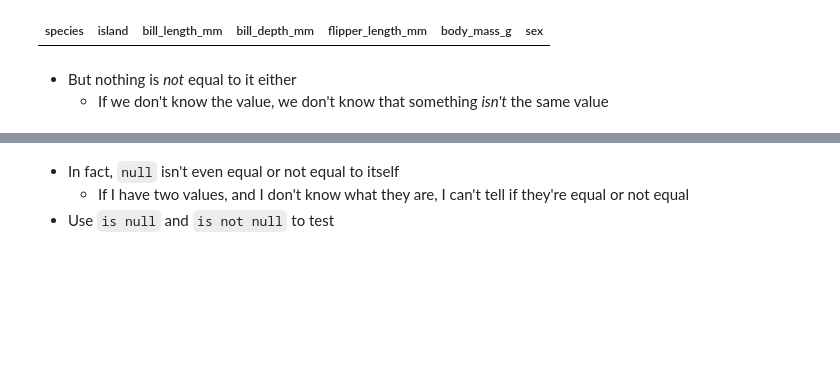
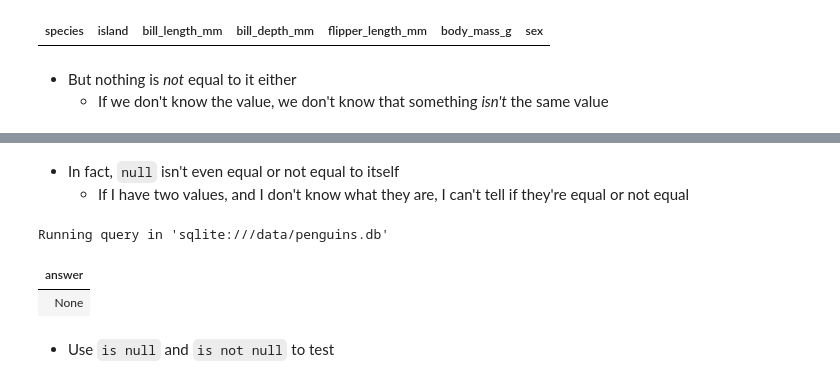
Before and after one commit to gvwilson/sql-tutorial, a Jupyter notebook: 01_basics.ipynb, the cells around one changed output, grey strips where cells are left out. Cells and saved outputs as stored; diff of their text form; code cells hidden in the pictures; blank space fills up the shorter version.

```diff
--- a/tutorial-01.ipynb
+++ b/01_basics.ipynb
@@ -253,8 +253,16 @@ Running query in 'sqlite:///penguins.db'
 | species | island | bill_length_mm | bill_depth_mm | flipper_length_mm | body_mass_g | sex |
 # %% [markdown]
-- In fact, `null` isn't even equal or not equal to itself
-  - If I have two values, and I don't know what they are, I can't tell if they're equal or not equal
-- Use `is null` and `is not null` to test
+-   In fact, `null` isn't even equal or not equal to itself
+    -   If I have two values, and I don't know what they are, I can't tell if they're equal or not equal
+# %%
+%%sql
+select null = null as answer; -- selecting a constant without a table works
+# %% [output]
+Running query in 'sqlite:///data/penguins.db'
+| answer |
+| None |
+# %% [markdown]
+-   Use `is null` and `is not null` to test
 # %%
 %%sql
 select *
```
Also changed, not shown: parts of 18 cells of this notebook, 14 other files.
